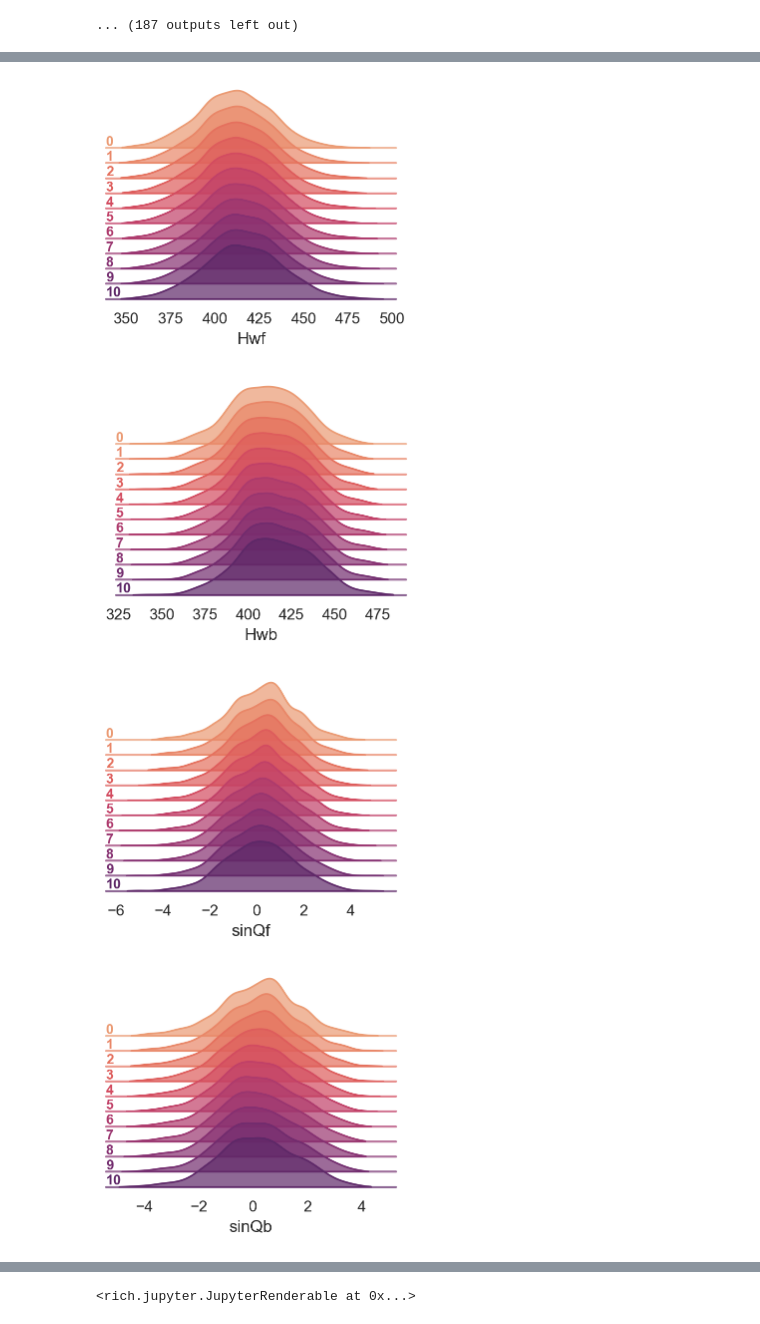
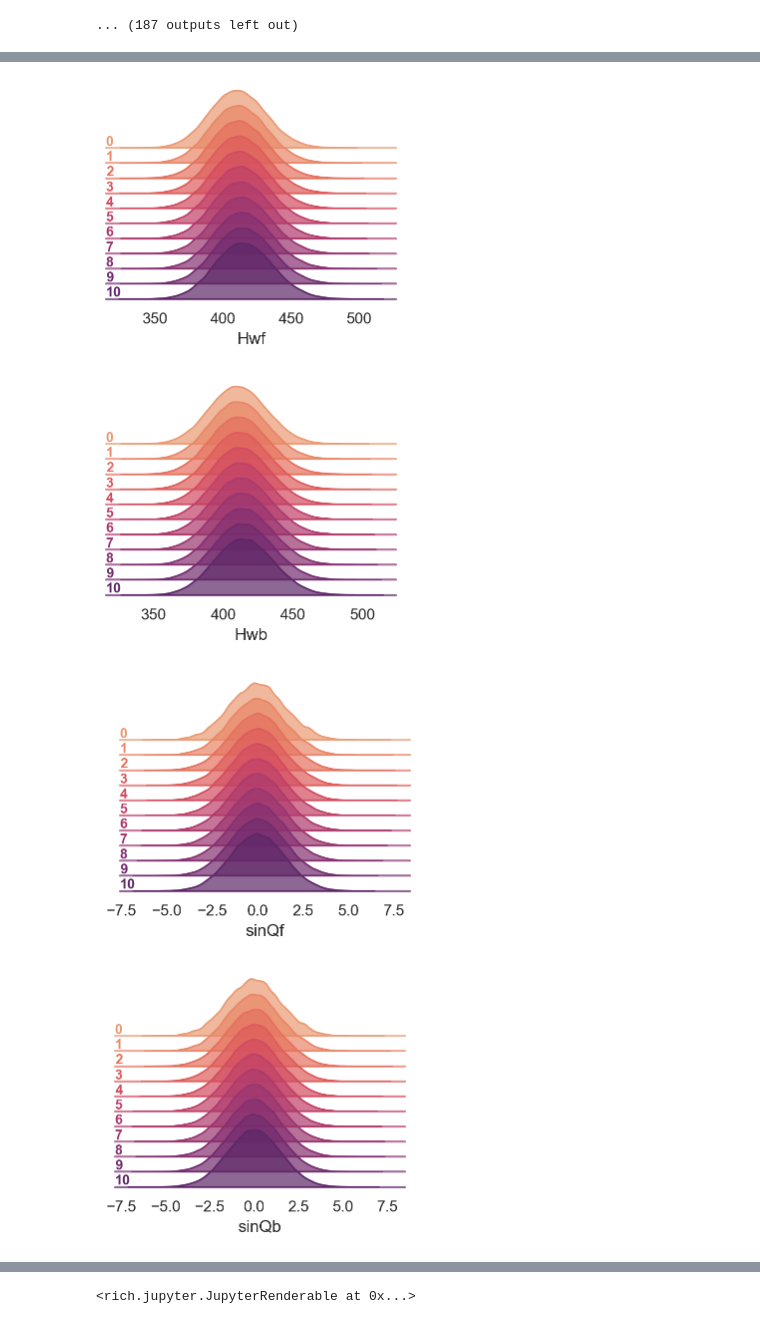
Before and after one commit to saforem2/l2hmc-qcd, a Jupyter notebook: l2hmc-qcd/notebooks/complete_example_2021_01_26.ipynb, the cells around one changed output, grey strips where cells are left out. Cells and saved outputs as stored; diff of their text form; code cells hidden in the pictures.

```diff
--- a/l2hmc-qcd/notebooks/complete_example_2021_01_26.ipynb
+++ b/l2hmc-qcd/notebooks/complete_example_2021_01_26.ipynb
@@ -173,5 +180,7 @@ Explicitly, we look at the how the following quantities evolve during training:
 # %%
 from utils.plotting_utils import set_size
+
+num_chains_to_plot = 16
 
 to_plot = [
     'xeps', 'veps',
@@ -182,7 +191,7 @@ to_plot = [
 ]
 
 
-train_dataset = train_data.get_dataset(therm_frac=0.1)
+train_dataset = train_data.get_dataset(therm_frac=0.)
 for key, val in train_dataset.data_vars.items():
     if key not in to_plot:
         continue
@@ -203,6 +212,6 @@ for key, val in train_dataset.data_vars.items():
 # %%
 from utils.plotting_utils import make_ridgeplots
 
-_ = make_ridgeplots(train_dataset, num_chains=8)
+_ = make_ridgeplots(train_dataset)
 # %% [output]
 <rich.jupyter.JupyterRenderable at 0x...>
@@ -213,4 +222,4 @@ _ = make_ridgeplots(train_dataset, num_chains=8)
-[figure, old version]
+[figure, new version]
-[figure, old version]
+[figure, new version]
-[figure, old version]
+[figure, new version]
-[figure, old version]
+[figure, new version]
```
Also changed, not shown: parts of 12 cells of this notebook.
